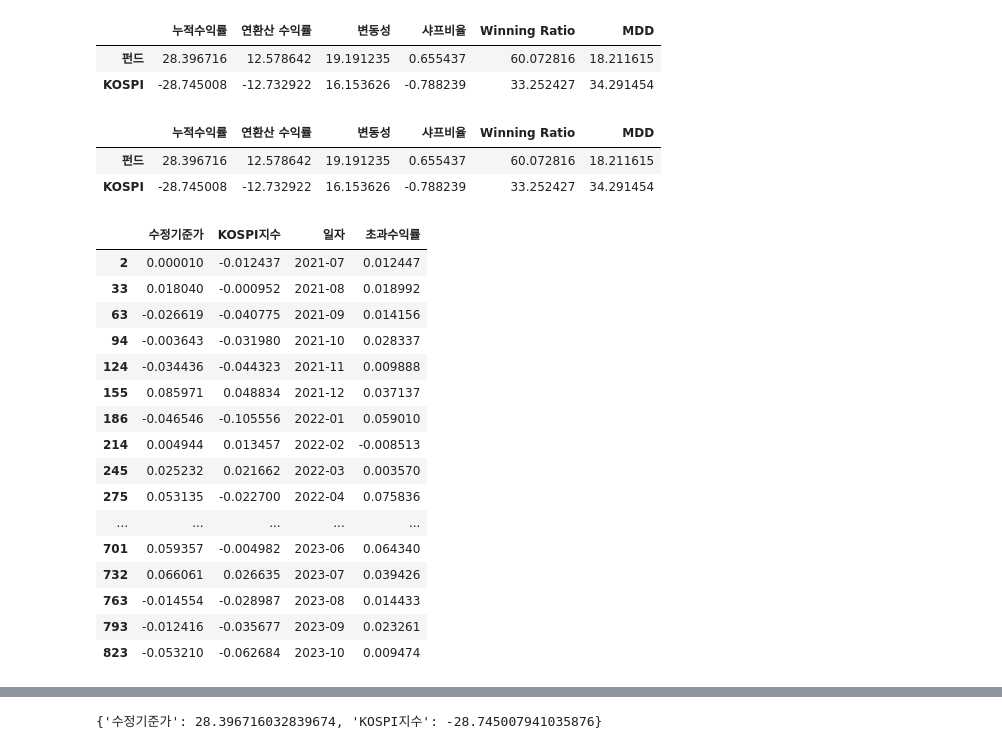
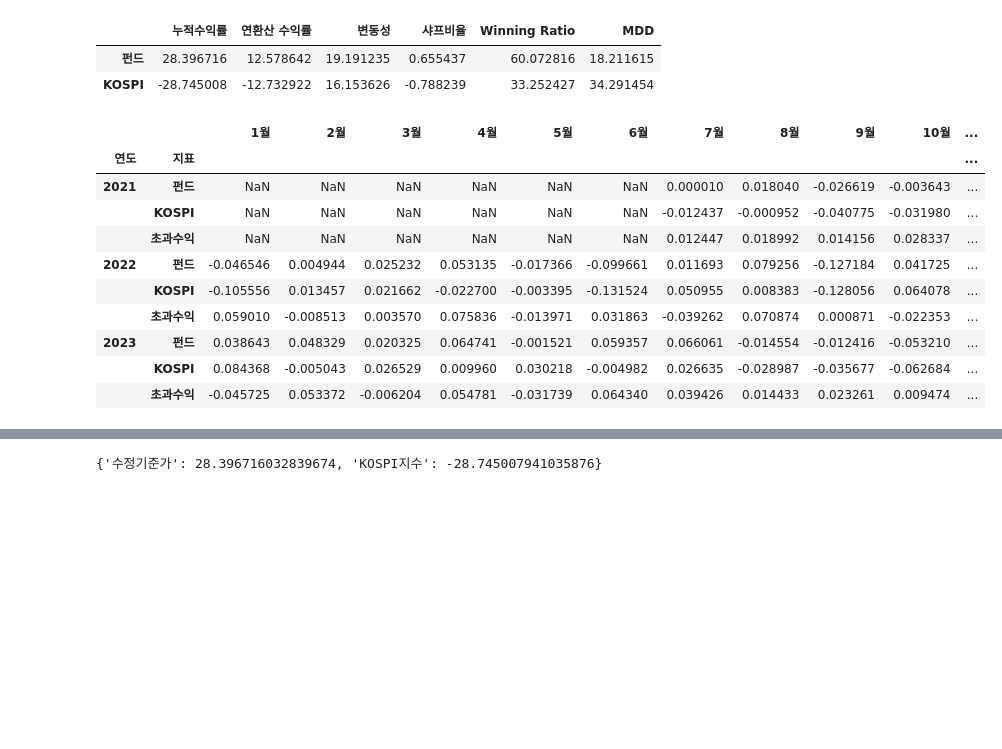
Before and after one commit to haniil/rpa-report-generator2-capstone, a Jupyter notebook: test-notebook.ipynb, the cells around one changed output, grey strips where cells are left out. Drawn from its saved outputs; the diff is of its cells as text; code cells hidden in the pictures; blank space fills up the shorter version.

```diff
--- a/test-notebook.ipynb
+++ b/test-notebook.ipynb
@@ -641,30 +576,16 @@ m.investment_performance()
 | KOSPI | -28.745008 | -12.732922 | 16.153626 | -0.788239 | 33.252427 | 34.291454 |
 # %%
 m = M8186(fund_code = '100004')
-m.investment_performance()
+m.monthly_return()
 # %% [output]
-|  | 누적수익률 | 연환산 수익률 | 변동성 | 샤프비율 | Winning Ratio | MDD |
-| 펀드 | 28.396716 | 12.578642 | 19.191235 | 0.655437 | 60.072816 | 18.211615 |
-| KOSPI | -28.745008 | -12.732922 | 16.153626 | -0.788239 | 33.252427 | 34.291454 |
+|  |  | 1월 | 2월 | 3월 | 4월 | 5월 | 6월 | 7월 | 8월 | 9월 | 10월 | ... |
+| 연도 | 지표 |  |  |  |  |  |  |  |  |  |  | ... |
+| 2021 | 펀드 | NaN | NaN | NaN | NaN | NaN | NaN | 0.000010 | 0.018040 | -0.026619 | -0.003643 | ... |
+|  | KOSPI | NaN | NaN | NaN | NaN | NaN | NaN | -0.012437 | -0.000952 | -0.040775 | -0.031980 | ... |
+|  | 초과수익 | NaN | NaN | NaN | NaN | NaN | NaN | 0.012447 | 0.018992 | 0.014156 | 0.028337 | ... |
+| 2022 | 펀드 | -0.046546 | 0.004944 | 0.025232 | 0.053135 | -0.017366 | -0.099661 | 0.011693 | 0.079256 | -0.127184 | 0.041725 | ... |
+|  | KOSPI | -0.105556 | 0.013457 | 0.021662 | -0.022700 | -0.003395 | -0.131524 | 0.050955 | 0.008383 | -0.128056 | 0.064078 | ... |
+|  | 초과수익 | 0.059010 | -0.008513 | 0.003570 | 0.075836 | -0.013971 | 0.031863 | -0.039262 | 0.070874 | 0.000871 | -0.022353 | ... |
+| 2023 | 펀드 | 0.038643 | 0.048329 | 0.020325 | 0.064741 | -0.001521 | 0.059357 | 0.066061 | -0.014554 | -0.012416 | -0.053210 | ... |
+|  | KOSPI | 0.084368 | -0.005043 | 0.026529 | 0.009960 | 0.030218 | -0.004982 | 0.026635 | -0.028987 | -0.035677 | -0.062684 | ... |
+|  | 초과수익 | -0.045725 | 0.053372 | -0.006204 | 0.054781 | -0.031739 | 0.064340 | 0.039426 | 0.014433 | 0.023261 | 0.009474 | ... |
-# %%
-m = M8186(fund_code = '100004')
-m.monthly_return()
-m.calculate_excess_return()
-# %% [output]
-|  | 수정기준가 | KOSPI지수 | 일자 | 초과수익률 |
-| 2 | 0.000010 | -0.012437 | 2021-07 | 0.012447 |
-| 33 | 0.018040 | -0.000952 | 2021-08 | 0.018992 |
-| 63 | -0.026619 | -0.040775 | 2021-09 | 0.014156 |
-| 94 | -0.003643 | -0.031980 | 2021-10 | 0.028337 |
-| 124 | -0.034436 | -0.044323 | 2021-11 | 0.009888 |
-| 155 | 0.085971 | 0.048834 | 2021-12 | 0.037137 |
-| 186 | -0.046546 | -0.105556 | 2022-01 | 0.059010 |
-| 214 | 0.004944 | 0.013457 | 2022-02 | -0.008513 |
-| 245 | 0.025232 | 0.021662 | 2022-03 | 0.003570 |
-| 275 | 0.053135 | -0.022700 | 2022-04 | 0.075836 |
-| ... | ... | ... | ... | ... |
-| 701 | 0.059357 | -0.004982 | 2023-06 | 0.064340 |
-| 732 | 0.066061 | 0.026635 | 2023-07 | 0.039426 |
-| 763 | -0.014554 | -0.028987 | 2023-08 | 0.014433 |
-| 793 | -0.012416 | -0.035677 | 2023-09 | 0.023261 |
-| 823 | -0.053210 | -0.062684 | 2023-10 | 0.009474 |
```
Also changed, not shown: parts of 16 cells of this notebook.
